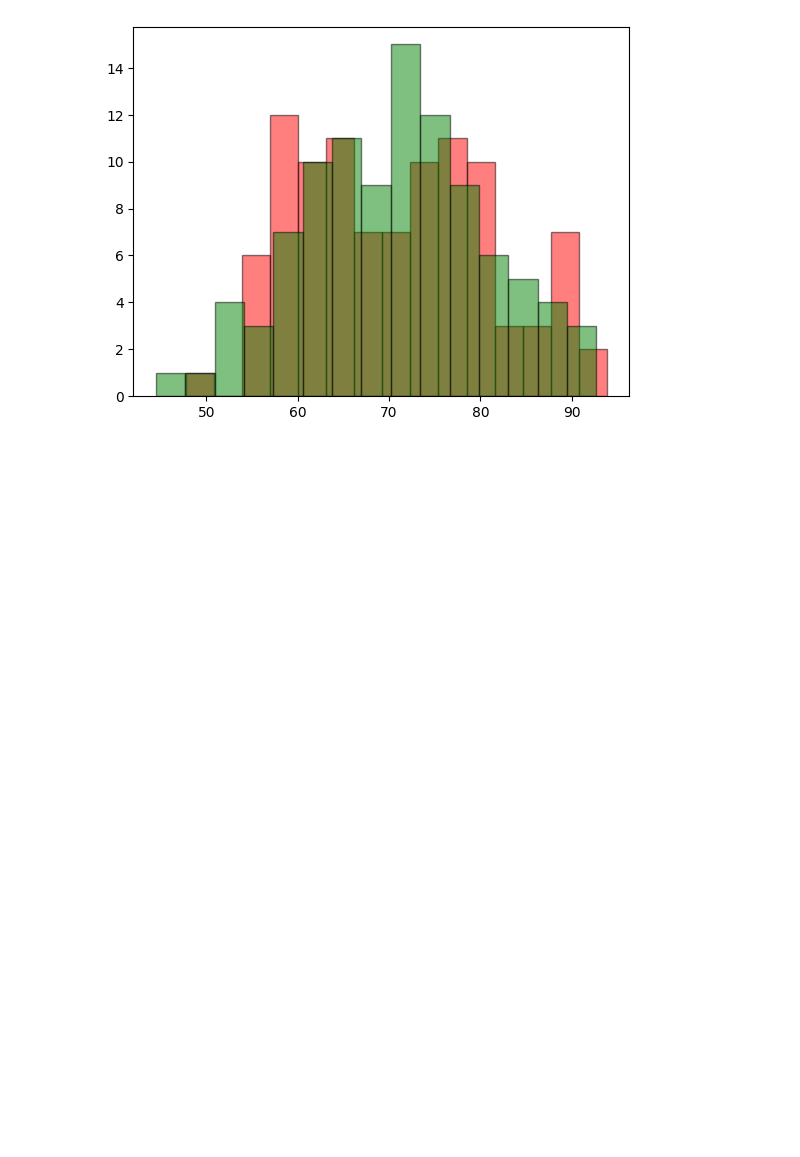
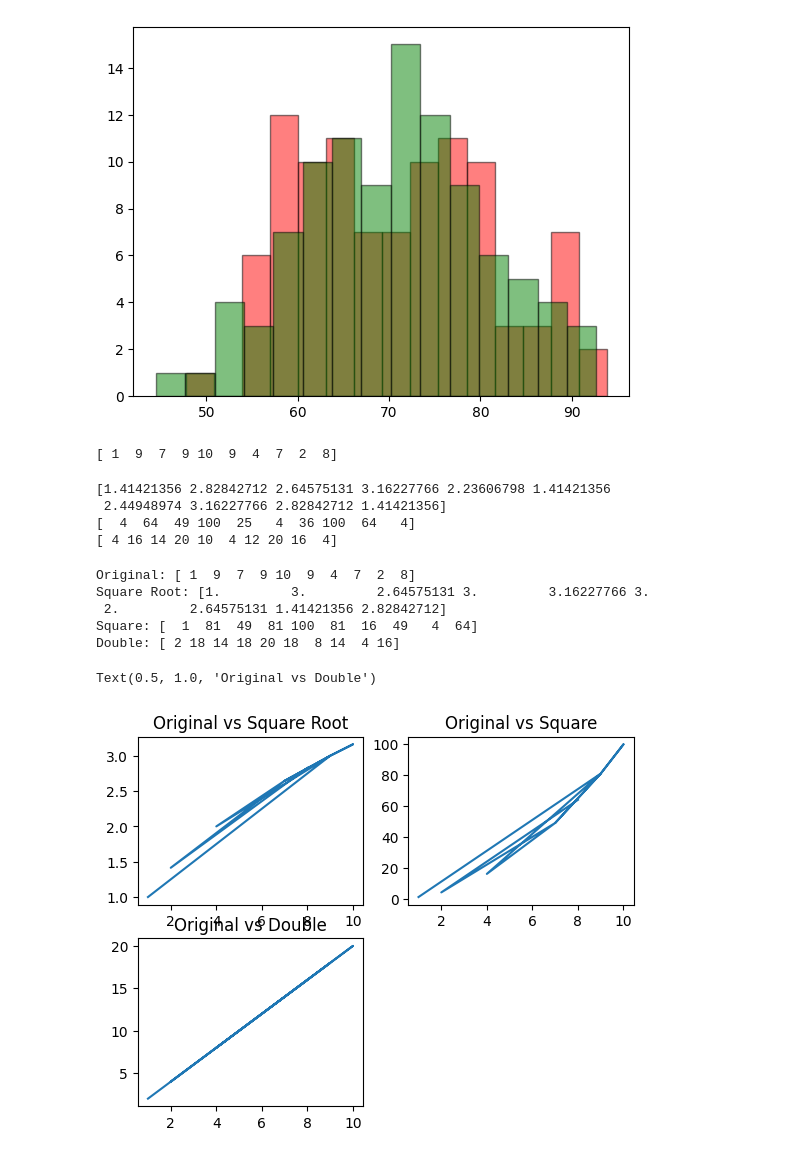
Before and after one commit to Shayan1064/machine-learning-journey, a Jupyter notebook: Day 9/Mat_Learning.ipynb, the cells around one changed output. Drawn from its saved outputs; the diff is of its cells as text; code cells hidden in the pictures; blank space fills up the shorter version.

```diff
--- a/Day 9/Mat_Learning.ipynb
+++ b/Day 9/Mat_Learning.ipynb
@@ -185,3 +185,13 @@ plt.hist(x,color='green',edgecolor='black',bins=15,alpha=0.5)
 plt.show()
 # %% [output]
 [figure]
+# %%
+# Subplots
+
+import numpy as np
+
+arr = np.random.randint(1, 11, 10)
+
+print(values)
+# %% [output]
+[ 1  9  7  9 10  9  4  7  2  8]
@@ -187,0 +202,28 @@ plt.show()
+# %%
+print(x)
+print(y)
+print(z)
+# %% [output]
+[1.41421356 2.82842712 2.64575131 3.16227766 2.23606798 1.41421356
+ 2.44948974 3.16227766 2.82842712 1.41421356]
+[  4  64  49 100  25   4  36 100  64   4]
+[ 4 16 14 20 10  4 12 20 16  4]
+# %%
+import numpy as np
+
+original = np.array([1, 9, 7, 9, 10, 9, 4, 7, 2, 8])
+
+x = np.sqrt(original)   # Square root
+y = original ** 2       # Square
+z = original * 2        # Double
+
+print("Original:", original)
+print("Square Root:", x)
+print("Square:", y)
+print("Double:", z)
+# %% [output]
+Original: [ 1  9  7  9 10  9  4  7  2  8]
+Square Root: [1.         3.         2.64575131 3.         3.16227766 3.
+ 2.         2.64575131 1.41421356 2.82842712]
+Square: [  1  81  49  81 100  81  16  49   4  64]
+Double: [ 2 18 14 18 20 18  8 14  4 16]
@@ -187,0 +232,23 @@ plt.show()
+# %%
+plt.subplot(2,2,1)
+plt.plot(original,x)
+plt.title('Original vs Square Root')
+# plt.show()
+
+plt.subplot(2,2,2)
+plt.plot(original,y)
+plt.title('Original vs Square')
+# plt.show()
+
+plt.subplot(2,2,3)
+plt.plot(original,z)
+plt.title('Original vs Double')
+# plt.show()
+
+# plt.subplot(2,2,4)
+# plt.plot(original,x)
+# plt.title('Original vs Square Root')
+# plt.show()
+# %% [output]
+Text(0.5, 1.0, 'Original vs Double')
+[figure, added]
```
Also changed, not shown: parts of 3 cells of this notebook, 3 other files.
